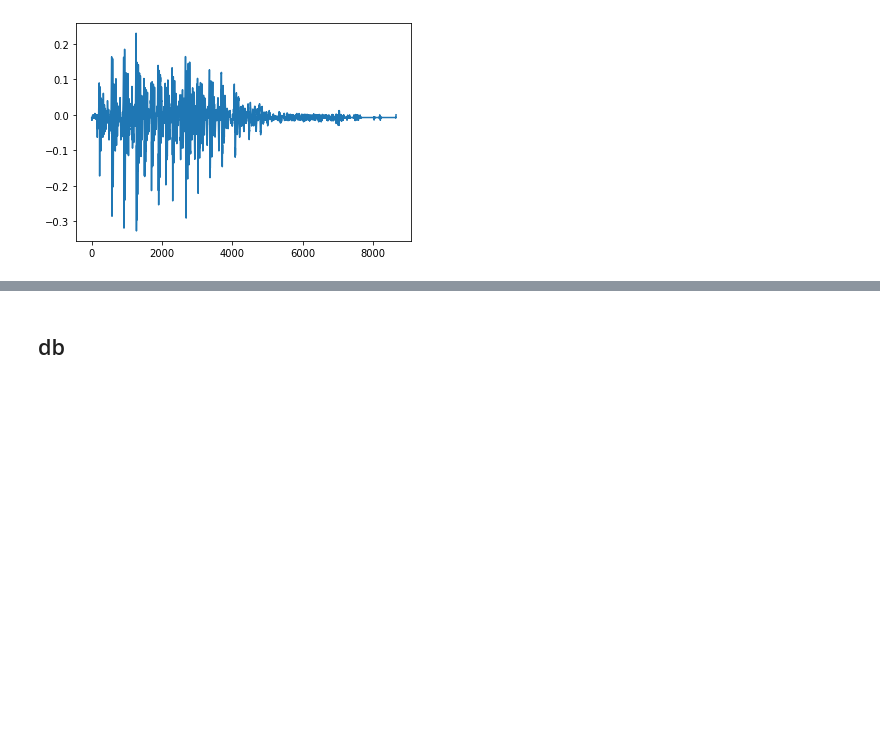
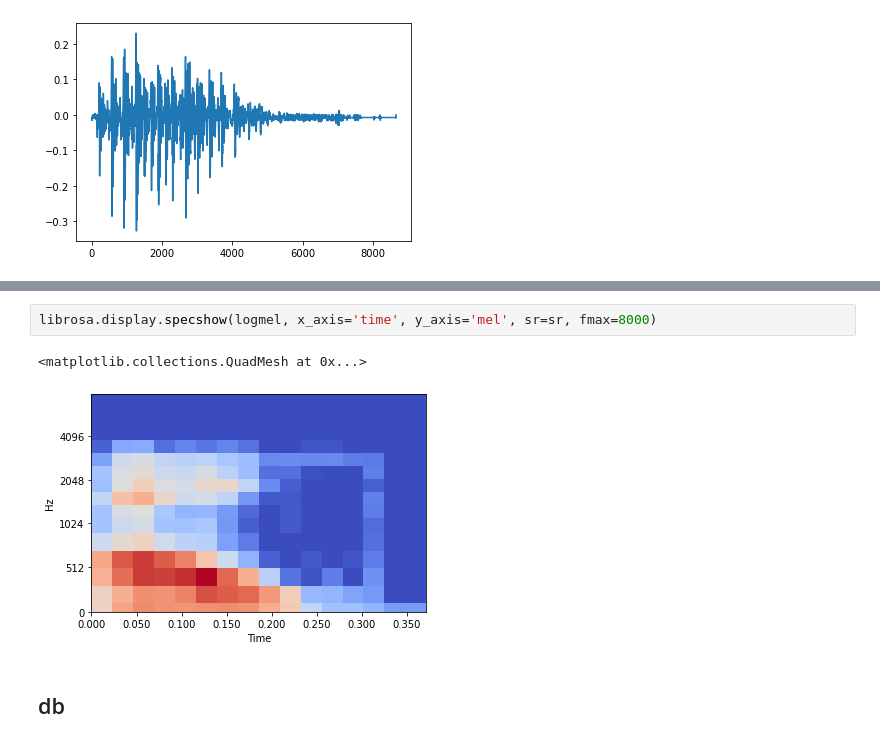
Before and after one commit to shin04/B4Lecture-2021, a Jupyter notebook: ex_9/kajiwara/notebooks/EDA.ipynb, the cells around one changed output, grey strips where cells are left out. Drawn from its saved outputs; the diff is of its cells as text; blank space fills up the shorter version.

```diff
--- a/ex_9/kajiwara/notebooks/EDA.ipynb
+++ b/ex_9/kajiwara/notebooks/EDA.ipynb
@@ -263,3 +263,8 @@ plt.imshow(feature)
+# %%
+librosa.display.specshow(logmel, x_axis='time', y_axis='mel', sr=sr, fmax=8000)
+# %% [output]
+<matplotlib.collections.QuadMesh at 0x...>
+[figure, added]
 # %% [markdown]
 ## db
 # %%
```
Also changed, not shown: parts of 21 cells of this notebook, 4 other files.
